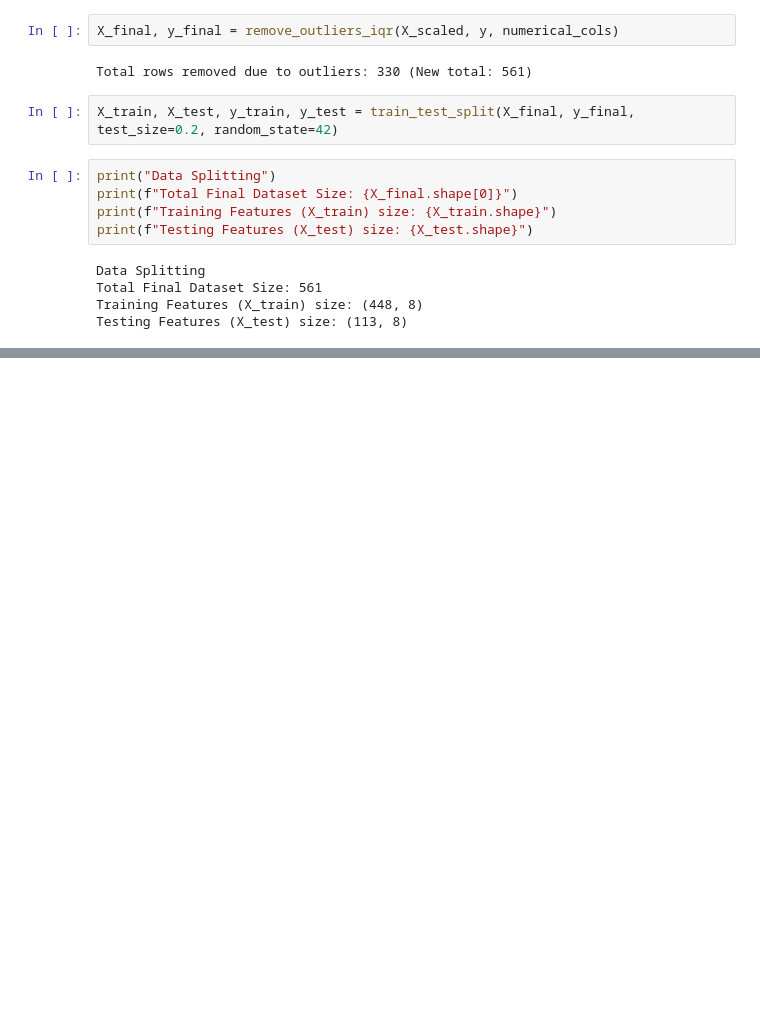
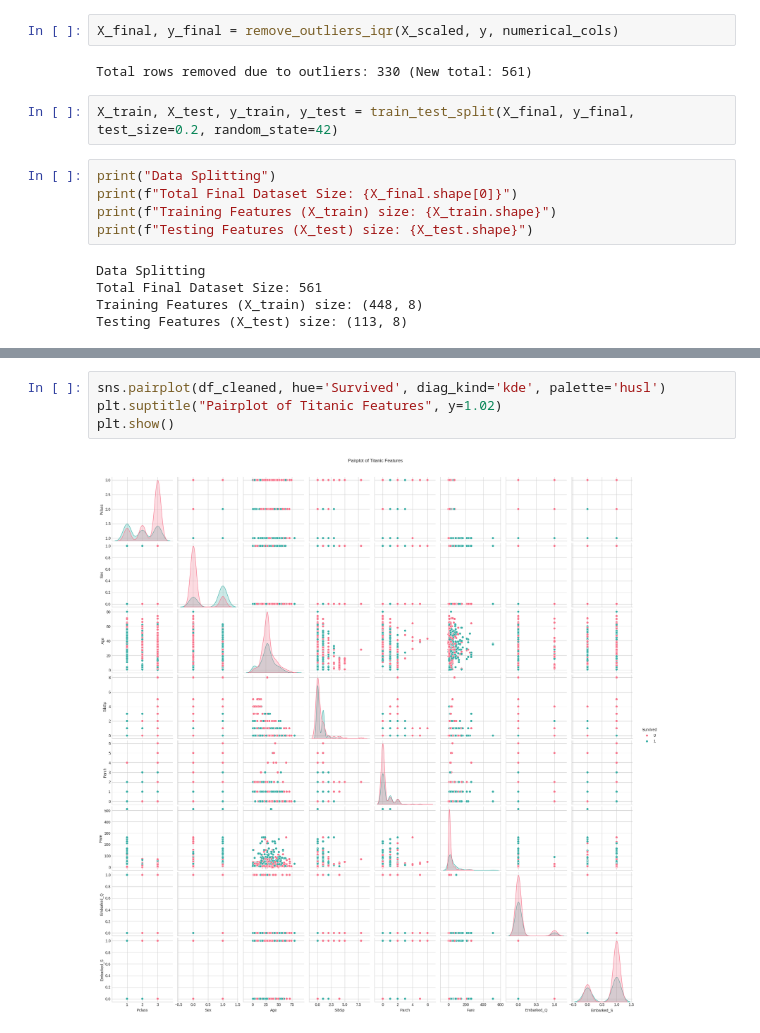
Before and after one commit to BHUMIKAA-B/ai, a Jupyter notebook: _AIML_Task1.ipynb, the cells around one changed output, grey strips where cells are left out. Saved outputs shown, nothing was run; the diff lists cells and outputs as text; blank space fills up the shorter version.

```diff
--- a/_AIML_Task1.ipynb
+++ b/_AIML_Task1.ipynb
@@ -240,0 +295,6 @@ Testing Features (X_test) size: (113, 8)
+# %%
+sns.pairplot(df_cleaned, hue='Survived', diag_kind='kde', palette='husl')
+plt.suptitle("Pairplot of Titanic Features", y=1.02)
+plt.show()
+# %% [output]
+[figure, added]
```
Also changed, not shown: parts of 10 cells of this notebook.
